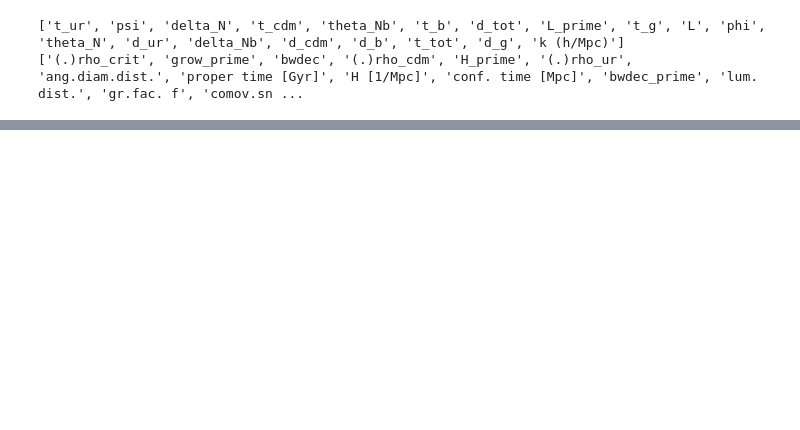
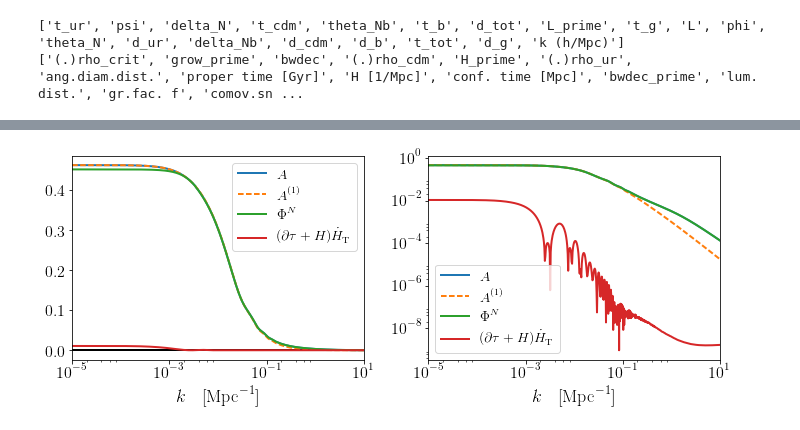
Before and after one commit to ThomasTram/CLASSmods, a Jupyter notebook: WeakFieldPlotsCF.ipynb, the cells around one changed output, grey strips where cells are left out. Saved outputs shown, nothing was run; the diff lists cells and outputs as text; code cells hidden in the pictures; blank space fills up the shorter version.

```diff
--- a/WeakFieldPlotsCF.ipynb
+++ b/WeakFieldPlotsCF.ipynb
@@ -801,0 +1008,97 @@ f.savefig('delta5.pdf')
+# %%
+zvec = z_pk
+zvec = [0.0]
+f, axes = plt.subplots(1,2,figsize=(10,4),sharex=True,sharey=False)
+tk0 = cosmo.get_transfer(0.)
+bg = cosmo.get_background()
+D = interpolate.UnivariateSpline(1./(1+bg['z']),bg['grow']/bg['grow'][-1],s=0)
+
+Hubble = interpolate.UnivariateSpline(1./(1+bg['z']),bg['H [1/Mpc]'],s=0,k=1)
+Hubble_prime = interpolate.UnivariateSpline(1./(1+bg['z']),bg['H_prime'],s=0,k=1)
+
+
+CHT_grow0 = tk0['delta_Nb']
+CHT_decay0 = tk0['theta_Nb']
+
+for iz, z in enumerate(zvec):
+    a = 1./(1.+z)
+    tk = cosmo.get_transfer(z)
+    k = tk['k (h/Mpc)']*cosmo.h()
+    CHT_grow = tk['delta_Nb']
+    CHT_decay = tk['theta_Nb']
+    H_T_nb = tk['L_prime']
+    L = tk['L']
+    H_T_nm = H_T_nb - k*L
+    H_T_bs = H_T_nb + (CHT_grow-CHT_grow0)*grow_interp_z(z)+(CHT_decay - CHT_decay0)*decay_interp_z(z)
+
+    delta_N = tk['delta_N']
+    #delta_N = (tk0['delta_N']-k*tk0['L'])*D(a)
+    if False:
+        rho_cdm = rho_cdm_interp_z(z)
+        rho_b = rho_b_interp_z(z)
+        rho_g = rho_g_interp_z(z)
+        rho_ur = rho_ur_interp_z(z)
+    else:
+        rho_cdm = bg['(.)rho_cdm'][-1]/a**3
+        rho_b = bg['(.)rho_b'][-1]/a**3
+        rho_g = bg['(.)rho_g'][-1]/a**4
+        rho_ur = bg['(.)rho_ur'][-1]/a**4
+
+    rho_lambda = rho_lambda_interp_z(z)
+    Phi_N = -3./(2.*k**2)*a*a*(rho_cdm+rho_b)*delta_N
+
+    #phi = -3./(2.*k**2)*a*a*(tk['d_tot']*(rho_cdm+rho_b+rho_g+rho_ur)+3*a*Hubble(a)*(rho_cdm+rho_b+4./3.*(rho_g+rho_ur))*tk['t_tot']/k/k)
+    phi = -3./(2.*k**2)*a*a*(tk['d_tot']*(rho_cdm+rho_b+rho_g+rho_ur)+
+                             3*a*cosmo.Hubble(1./a-1.)*(rho_cdm+rho_b+4./3.*(rho_g+rho_ur))*tk['t_tot']/k/k)
+    rho_delta = 0.
+    rho_plus_p_theta =0.
+    rhop={}
+    rhop['cdm'] = [rho_cdm, 0.]
+    rhop['b'] = [rho_b, 0.]
+    rhop['ur'] = [rho_ur, 1./3.*rho_ur]
+    rhop['g'] = [rho_g, 1./3.*rho_g]
+    for species in ['cdm','b','g','ur']:
+        rho_delta += tk['d_'+species]*rhop[species][0]
+        rho_plus_p_theta +=tk['t_'+species]*sum(rhop[species])
+
+    phi = -3./(2.*k**2)*a*a*(rho_delta+3.0*a*cosmo.Hubble(z)*rho_plus_p_theta/k/k)
+    #phi = -3./(2.*k**2)*a*a*(tk['d_tot']*(rho_cdm+rho_b+rho_g+rho_ur)-2*Hubble(a)*Hubble_prime(a)*tk['t_tot']/k/k)
+    #phi = -3./(2.*k**2)*a*a*(tk['d_tot']*(Hubble(a)**2-rho_lambda)-2*Hubble(a)*Hubble_prime(a)*tk['t_tot']/k/k)
+
+    phi_tk = tk['phi']
+    psi_tk = tk['psi']
+
+    #print Hubble(a)**2,phi[100]/Phi_N[100]
+    #print (rho_cdm+rho_b),delta_N[100],tk['d_tot'][100]
+    #print z, (rho_cdm+rho_b)*delta_N[0], rho_g*tk['d_g'][0]
+
+    delta_P = (rho_cdm*tk['d_cdm']+rho_b*tk['d_b'])/(rho_cdm+rho_b)
+
+    fac = np.ones(k.shape)
+    axes[0].axhline(0,ls='-',color='k')
+    axes[0].semilogx(k,fac*NLcor(k,z)*phi_tk,label=r'$A$')
+    axes[0].semilogx(k,fac*phi_tk,label=r'$A^{(1)}$',ls='--')
+    axes[0].semilogx(k,fac*NLcor(k,z)*Phi_N,label=r'$\Phi^N$')
+    axes[0].semilogx(k,fac*(phi_tk-Phi_N),label=r'$(\partial \tau + H)\dot{H}_{\rm T}$')
+
+    #fac = k**(-3)
+    axes[1].loglog(k,fac*(NLcor(k,z)*phi_tk)**1,label=r'$A$')
+    axes[1].loglog(k,fac*phi_tk**1,label=r'$A^{(1)}$',ls='--')
+    axes[1].loglog(k,fac*(NLcor(k,z)*Phi_N)**1,label=r'$\Phi^N$')
+    axes[1].loglog(k,fac*np.abs(phi_tk-Phi_N)**1,label=r'$(\partial \tau + H)\dot{H}_{\rm T}$')
+
+
+    #    axes[iz].set_yscale('log')
+    #axes[iz].set_ylabel(r'$z='+str(z)+'$')
+
+axes[0].legend(loc='upper right',ncol=1)
+axes[1].legend(loc='lower left',ncol=1)
+
+for ax in axes:
+    ax.set_xlabel(r'$k\quad[\mathrm{Mpc}^{-1}]$')
+    ax.set_xlim([1e-5,10.0])
+#axes[1].set_ylim([1e-18,1e0])
+f.tight_layout()
+f.savefig('delta6.pdf')
+# %% [output]
+[figure, added]
```
Also changed, not shown: parts of 18 cells of this notebook, 1 other file.
